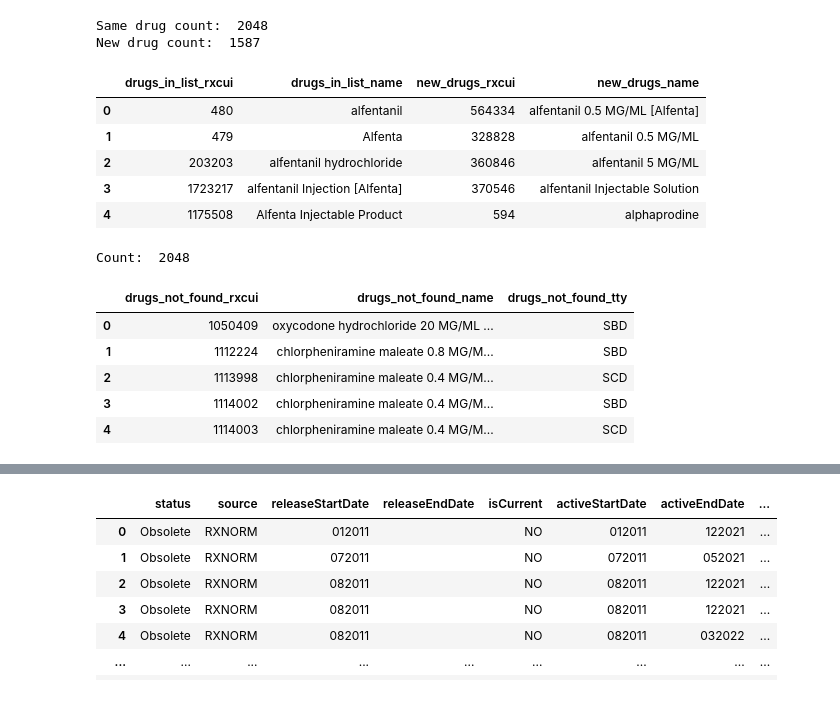
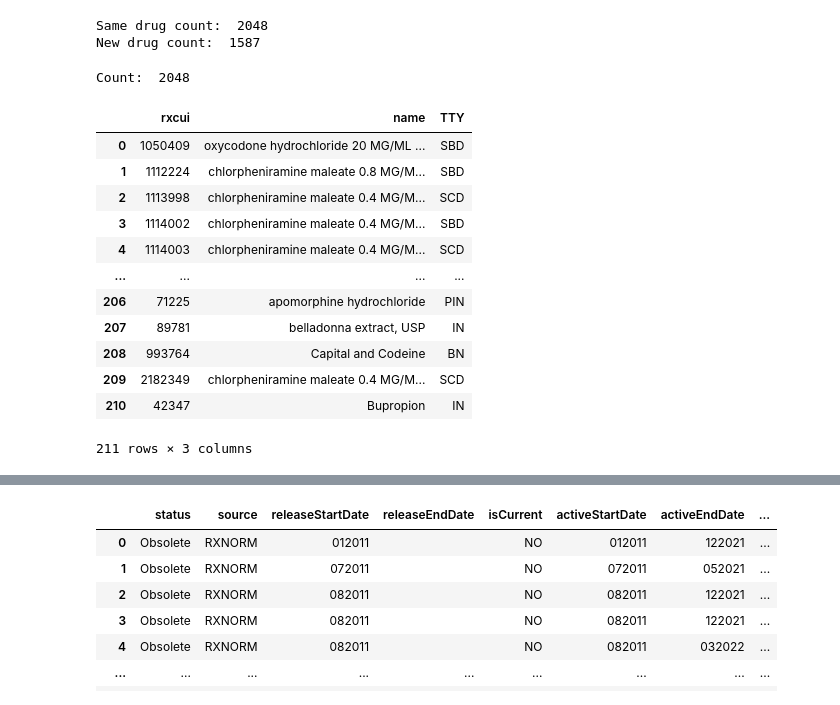
Before and after one commit to danielhmendoza01/Automatic_Code_Sets, a Jupyter notebook: Opioid/Opioid_Query.ipynb, the cells around one changed output, grey strips where cells are left out. Saved outputs shown, nothing was run; the diff lists cells and outputs as text; code cells hidden in the pictures.

Commit message:
Appendix update

```diff
--- a/Opioid/Opioid_Query.ipynb
+++ b/Opioid/Opioid_Query.ipynb
@@ -163,29 +163,18 @@ df_list
 same_drug_count = 0
 new_drug_count = 0
 drug_not_found_count = 0
-same_drug = pd.DataFrame({"drugs_in_list_rxcui": [], "drugs_in_list_name": []})
-new_drug = pd.DataFrame({"new_drugs_rxcui": [], "new_drugs_name": []})
+same_drug = pd.DataFrame()
+new_drug = pd.DataFrame()
 for code in df_opioid['rxcui']:
     drug_name = df_opioid['name'].where(df_opioid['rxcui'] == code).dropna().values[0]
     if df_list.isin([int(code)]).any().any() == True:
         same_drug_count += 1
-        same_drug = same_drug.append({'drugs_in_list_rxcui': code, 'drugs_in_list_name' : drug_name}, ignore_index = True)
+        same_drug = pd.concat([same_drug, df_opioid.loc[df_opioid['rxcui']==code]]).reset_index(drop=True)
     else:
         new_drug_count += 1
-        new_drug = new_drug.append({'new_drugs_rxcui': code, 'new_drugs_name': drug_name}, ignore_index = True)
+        new_drug = pd.concat([new_drug, df_opioid.loc[df_opioid['rxcui']==code]]).reset_index(drop=True)
 print('Same drug count: ', same_drug_count)
 print('New drug count: ', new_drug_count)
 # %% [output]
 Same drug count:  2048
 New drug count:  1587
-# %%
-#Displays same and new drugs
-df_final = same_drug.join(new_drug)
-df_final.head()
-# %% [output]
-|  | drugs_in_list_rxcui | drugs_in_list_name | new_drugs_rxcui | new_drugs_name |
-| 0 | 480 | alfentanil | 564334 | alfentanil 0.5 MG/ML [Alfenta] |
-| 1 | 479 | Alfenta | 328828 | alfentanil 0.5 MG/ML |
-| 2 | 203203 | alfentanil hydrochloride | 360846 | alfentanil 5 MG/ML |
-| 3 | 1723217 | alfentanil Injection [Alfenta] | 370546 | alfentanil Injectable Solution |
-| 4 | 1175508 | Alfenta Injectable Product | 594 | alphaprodine |
@@ -192,21 +184,26 @@ df_final.head()
 # %%
-absent_drugs = pd.DataFrame({"drugs_not_found_rxcui": [], "drugs_not_found_name": [], "drugs_not_found_tty": []})
+absent_drugs = pd.DataFrame()
 count = 0
 #for every code from the combind excel list
 for code in df_list['rxcui']:
-    drug_name = df_list['name'].where(df_list['rxcui'] == code).dropna().values[0]
-    tty = df_list['TTY'].where(df_list['rxcui'] == code).dropna().values[0]
-    if df_final.isin([str(code)]).any().any() == True:
+    if df_opioid.isin([str(code)]).any().any() == True:
         count+=1
     else:
-        absent_drugs = absent_drugs.append({'drugs_not_found_rxcui': str(code), 'drugs_not_found_name': drug_name, 'drugs_not_found_tty': tty}, ignore_index = True)
+        absent_drugs = pd.concat([absent_drugs, df_list.loc[df_list['rxcui']==code]]).reset_index(drop=True)
 print('Count: ', count)
-absent_drugs.head()
+absent_drugs
 # %% [output]
 Count:  2048
-|  | drugs_not_found_rxcui | drugs_not_found_name | drugs_not_found_tty |
+|  | rxcui | name | TTY |
 | 0 | 1050409 | oxycodone hydrochloride 20 MG/ML ... | SBD |
 | 1 | 1112224 | chlorpheniramine maleate 0.8 MG/M... | SBD |
 | 2 | 1113998 | chlorpheniramine maleate 0.4 MG/M... | SCD |
 | 3 | 1114002 | chlorpheniramine maleate 0.4 MG/M... | SBD |
 | 4 | 1114003 | chlorpheniramine maleate 0.4 MG/M... | SCD |
+| ... | ... | ... | ... |
+| 206 | 71225 | apomorphine hydrochloride | PIN |
+| 207 | 89781 | belladonna extract, USP | IN |
+| 208 | 993764 | Capital and Codeine | BN |
+| 209 | 2182349 | chlorpheniramine maleate 0.4 MG/M... | SCD |
+| 210 | 42347 | Bupropion | IN |
+211 rows × 3 columns
```
Also changed, not shown: parts of 10 cells of this notebook, 15 other files.
